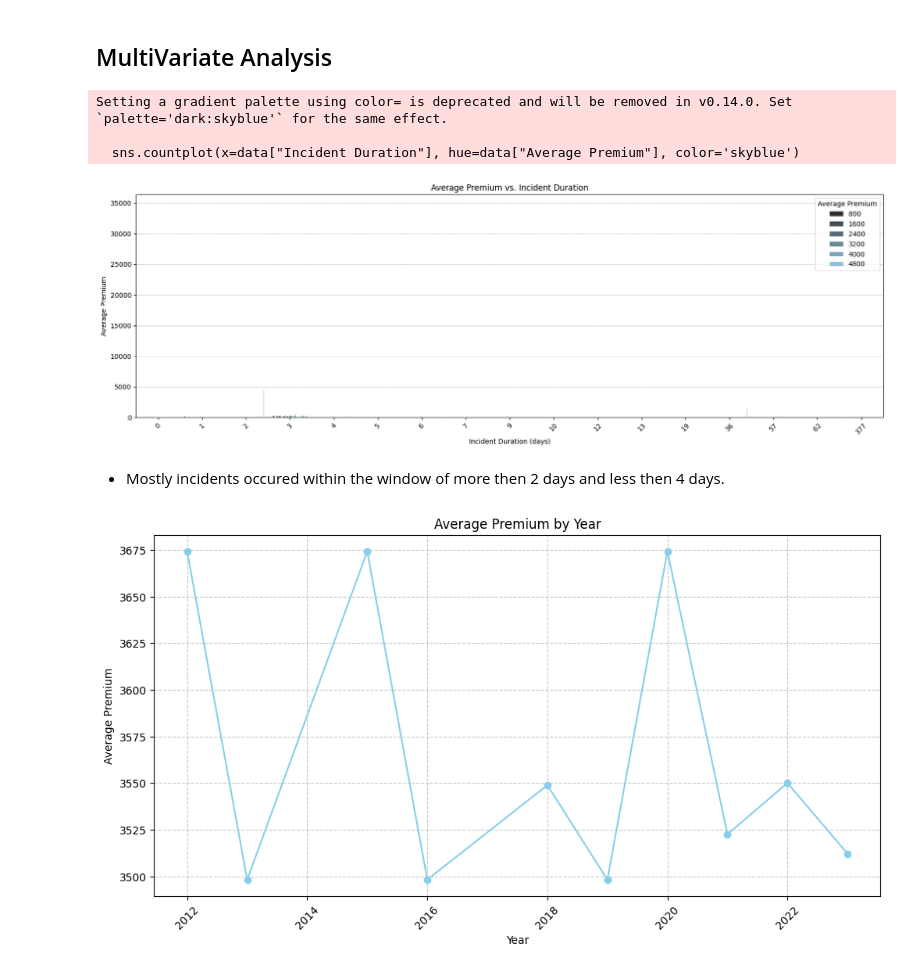
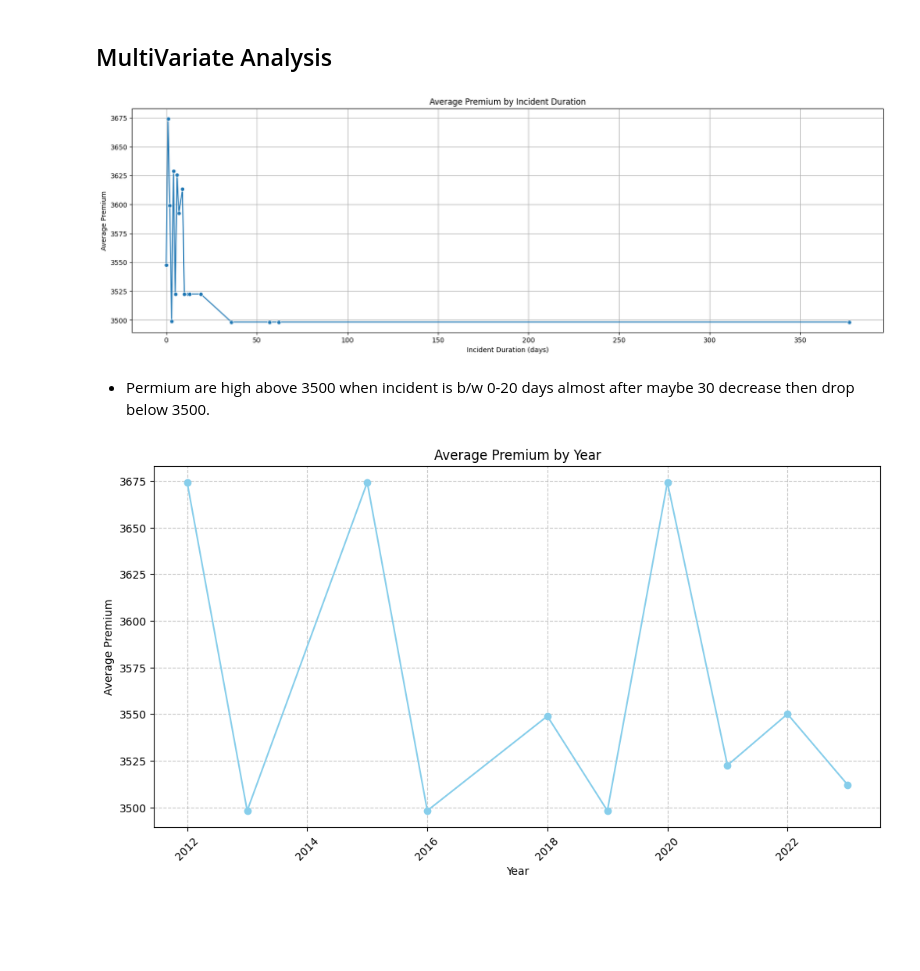
Before and after one commit to Lazygeniusbilal/Exploratory-Data-Analysis-Insurance-, a Jupyter notebook: Exploratory_data_analysis.ipynb, the cells around one changed output. Cells and saved outputs as stored; diff of their text form; code cells hidden in the pictures; blank space fills up the shorter version.

Commit message:
added more graphs in notebook

```diff
--- a/Exploratory_data_analysis.ipynb
+++ b/Exploratory_data_analysis.ipynb
@@ -277,25 +277,21 @@ data["Incident End Date"] = pd.to_datetime(data["Incident End Date"])
 # Calculate duration in days
 data["Incident Duration"] = (data["Incident End Date"] - data["Incident Begin Date"]).dt.days
 # %%
-# plot
+# Group by Incident Duration and calculate mean Average Premium
+grouped_data = data.groupby("Incident Duration")["Average Premium"].mean().reset_index()
+
+# Plot
 plt.figure(figsize=(20, 6))
-
-# Create a bar chart
-sns.countplot(x=data["Incident Duration"], hue=data["Average Premium"], color='skyblue')
-
-plt.xlabel('Incident Duration (days)')
-plt.ylabel('Average Premium')
-plt.title('Average Premium vs. Incident Duration')
-plt.xticks(rotation=45)
-plt.grid(axis='y', linestyle='--', alpha=0.7)
+sns.lineplot(x="Incident Duration", y="Average Premium", data=grouped_data, marker='o')
+plt.title("Average Premium by Incident Duration")
+plt.xlabel("Incident Duration (days)")
+plt.ylabel("Average Premium")
+plt.grid(True)
 plt.show()
 # %% [output]
-Setting a gradient palette using color= is deprecated and will be removed in v0.14.0. Set `palette='dark:skyblue'` for the same effect.
-
-  sns.countplot(x=data["Incident Duration"], hue=data["Average Premium"], color='skyblue')
-[figure, old version]
+[figure, new version]
-# %% [markdown]
-- Mostly incidents occured within the window of more then 2 days and less then 4 days.
+# %% [markdown]
+- Permium are high above 3500 when incident is b/w 0-20 days almost after maybe 30 decrease then drop below 3500.
 # %%
 # now lets check if premium decreases or increases with years
 # if varies it shows potential seasonal economic factors etc.
```
Also changed, not shown: parts of 7 cells of this notebook.
